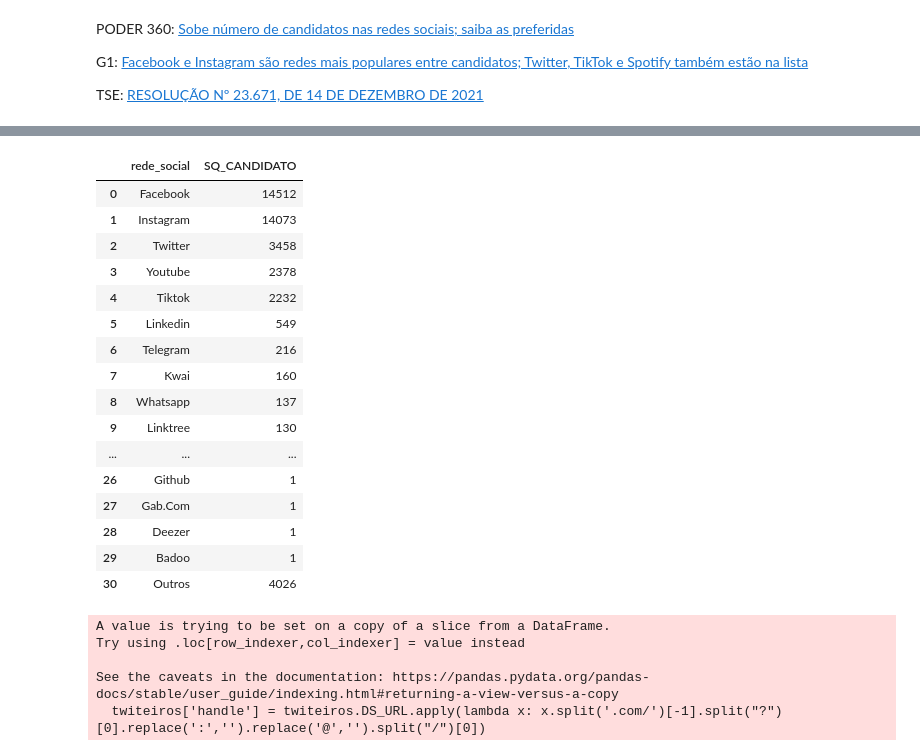
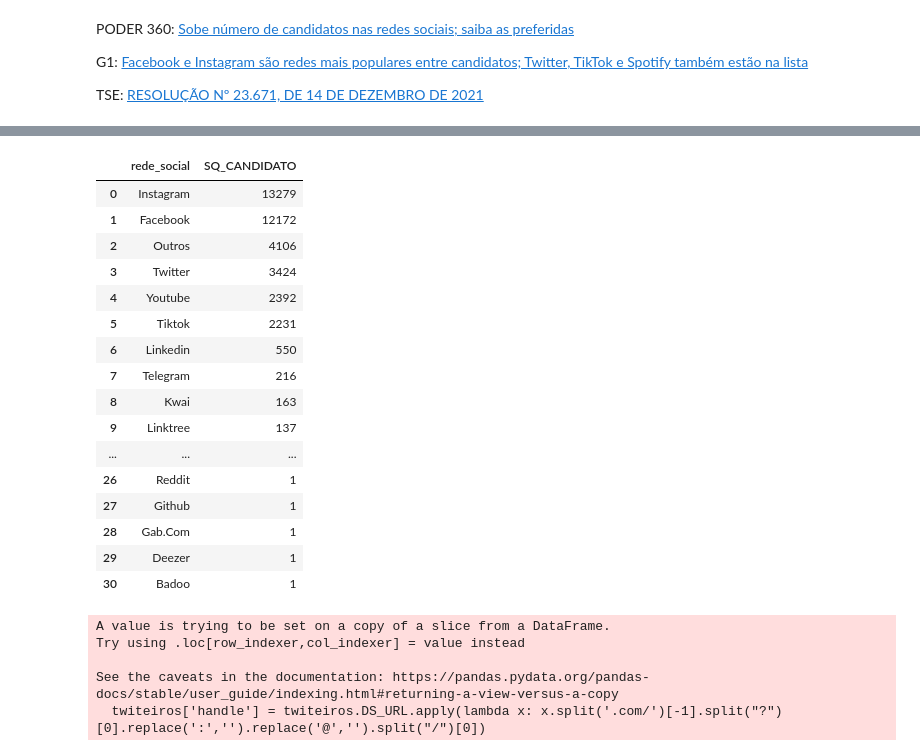
Before and after one commit to rafagarc/eleicoes_2022, a Jupyter notebook: TSE_redes_candidatos.ipynb, the cells around one changed output, grey strips where cells are left out. Cells and saved outputs as stored; diff of their text form; code cells hidden in the pictures.

```diff
--- a/TSE_redes_candidatos.ipynb
+++ b/TSE_redes_candidatos.ipynb
@@ -193,26 +197,26 @@ ranking_com_id = ranking_redes[ranking_redes.rede_social != 'Outros'].reset_inde
 ranking_redes = pd.concat([ranking_com_id, ranking_outros]).reset_index(drop=True)
 # %%
 del ranking_com_id ; del ranking_outros
-# %%
-ranking_redes
-# %% [output]
-|  | rede_social | SQ_CANDIDATO |
-| 0 | Facebook | 14512 |
-| 1 | Instagram | 14073 |
-| 2 | Twitter | 3458 |
-| 3 | Youtube | 2378 |
-| 4 | Tiktok | 2232 |
-| 5 | Linkedin | 549 |
-| 6 | Telegram | 216 |
-| 7 | Kwai | 160 |
-| 8 | Whatsapp | 137 |
-| 9 | Linktree | 130 |
-| ... | ... | ... |
-| 26 | Github | 1 |
-| 27 | Gab.Com | 1 |
-| 28 | Deezer | 1 |
-| 29 | Badoo | 1 |
-| 30 | Outros | 4026 |
+# %%
+valida_redes_rank
+# %% [output]
+|  | rede_social | SQ_CANDIDATO |
+| 0 | Instagram | 13279 |
+| 1 | Facebook | 12172 |
+| 2 | Outros | 4106 |
+| 3 | Twitter | 3424 |
+| 4 | Youtube | 2392 |
+| 5 | Tiktok | 2231 |
+| 6 | Linkedin | 550 |
+| 7 | Telegram | 216 |
+| 8 | Kwai | 163 |
+| 9 | Linktree | 137 |
+| ... | ... | ... |
+| 26 | Reddit | 1 |
+| 27 | Github | 1 |
+| 28 | Gab.Com | 1 |
+| 29 | Deezer | 1 |
+| 30 | Badoo | 1 |
 # %%
 twiteiros = df[df.rede_social == 'Twitter']
 # %%
```
Also changed, not shown: parts of 6 cells of this notebook, 1 other file.
